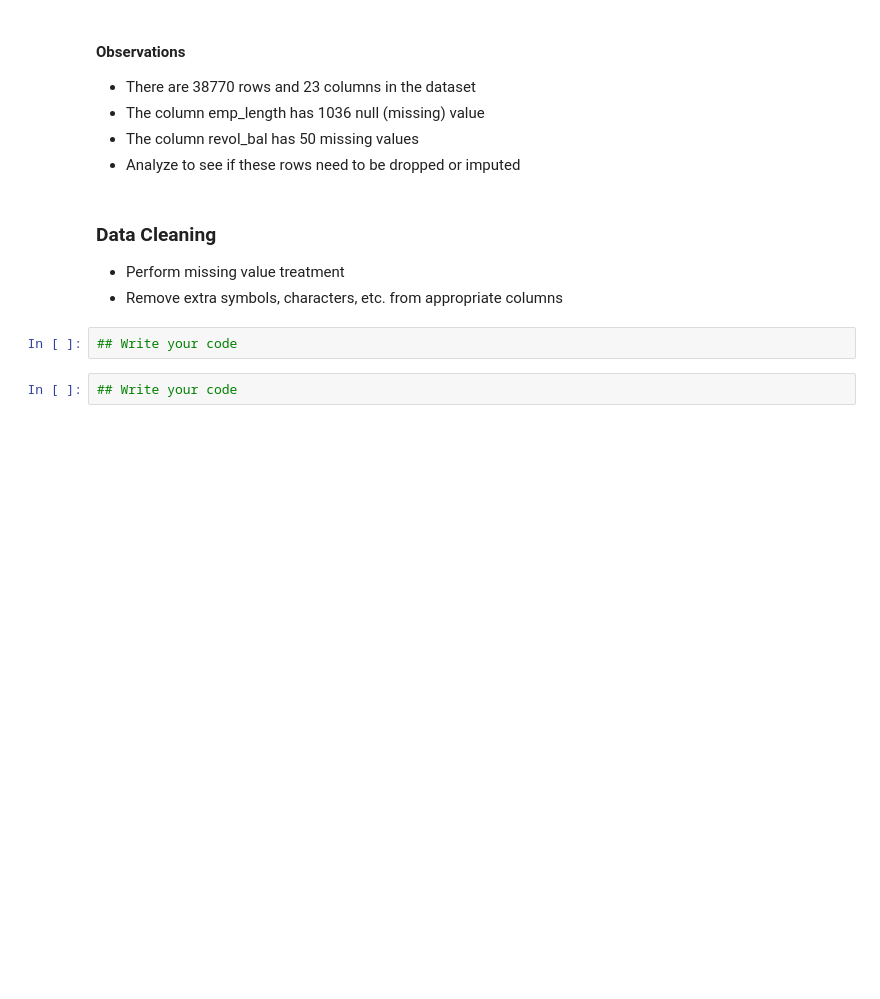
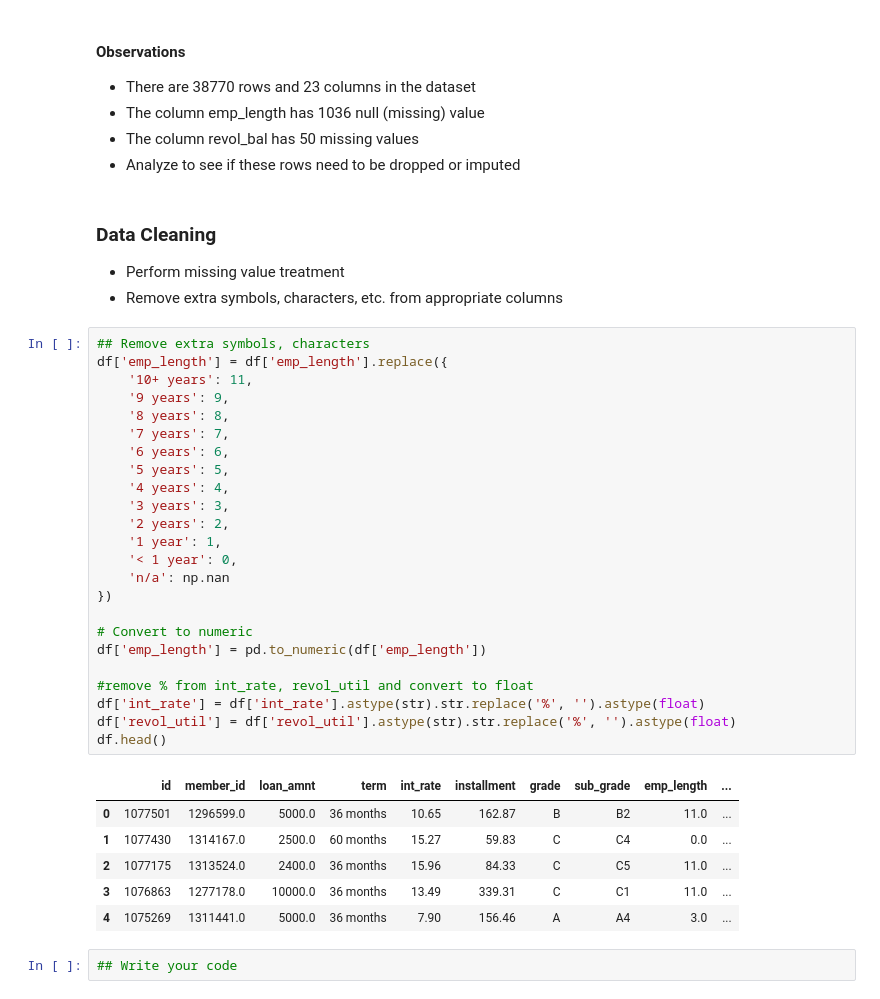
Before and after one commit to mkhallymysore/lending_club, a Jupyter notebook: Starter_Code_Loan_Approval_Lending_Club.ipynb, the cells around one changed output. Cells and saved outputs as stored; diff of their text form; blank space fills up the shorter version.

```diff
--- a/Starter_Code_Loan_Approval_Lending_Club.ipynb
+++ b/Starter_Code_Loan_Approval_Lending_Club.ipynb
@@ -173,8 +173,37 @@ dtype: int64
 
 - Perform missing value treatment
 - Remove extra symbols, characters, etc. from appropriate columns
-# %%
-## Write your code
+# %%
+## Remove extra symbols, characters
+df['emp_length'] = df['emp_length'].replace({
+    '10+ years': 11,
+    '9 years': 9,
+    '8 years': 8,
+    '7 years': 7,
+    '6 years': 6,
+    '5 years': 5,
+    '4 years': 4,
+    '3 years': 3,
+    '2 years': 2,
+    '1 year': 1,
+    '< 1 year': 0,
+    'n/a': np.nan
+})
+
+# Convert to numeric
+df['emp_length'] = pd.to_numeric(df['emp_length'])
+
+#remove % from int_rate, revol_util and convert to float
+df['int_rate'] = df['int_rate'].astype(str).str.replace('%', '').astype(float)
+df['revol_util'] = df['revol_util'].astype(str).str.replace('%', '').astype(float)
+df.head()
+# %% [output]
+|  | id | member_id | loan_amnt | term | int_rate | installment | grade | sub_grade | emp_length | ... |
+| 0 | 1077501 | 1296599.0 | 5000.0 | 36 months | 10.65 | 162.87 | B | B2 | 11.0 | ... |
+| 1 | 1077430 | 1314167.0 | 2500.0 | 60 months | 15.27 | 59.83 | C | C4 | 0.0 | ... |
+| 2 | 1077175 | 1313524.0 | 2400.0 | 36 months | 15.96 | 84.33 | C | C5 | 11.0 | ... |
+| 3 | 1076863 | 1277178.0 | 10000.0 | 36 months | 13.49 | 339.31 | C | C1 | 11.0 | ... |
+| 4 | 1075269 | 1311441.0 | 5000.0 | 36 months | 7.90 | 156.46 | A | A4 | 3.0 | ... |
 # %%
 ## Write your code
 # %%
```
